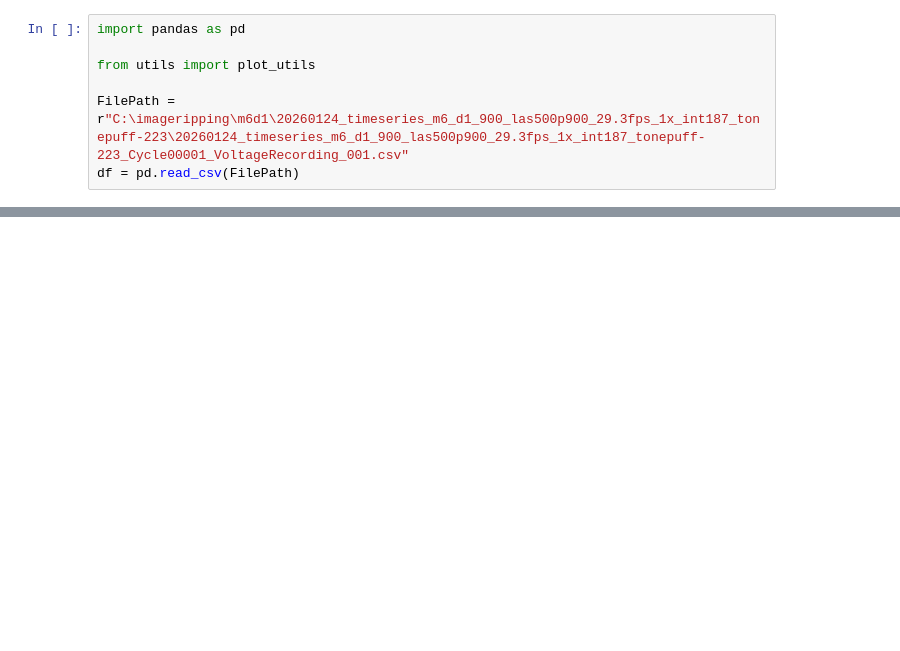
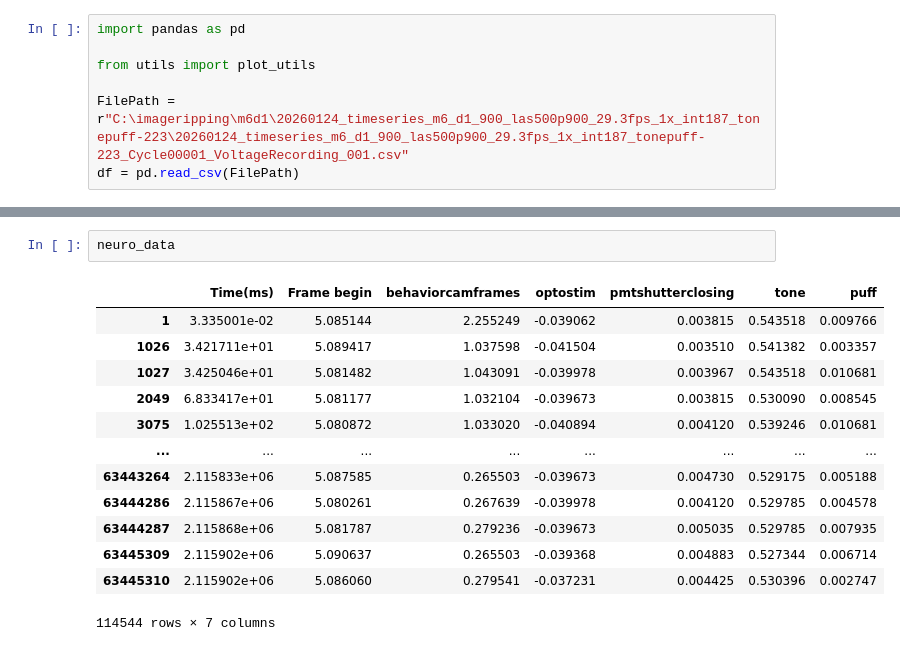
Before and after one commit to Yuchang09/DataAlign, a Jupyter notebook: scrach_space.ipynb, the cells around one changed output, grey strips where cells are left out. Drawn from its saved outputs; the diff is of its cells as text; blank space fills up the shorter version.

```diff
--- a/scrach_space.ipynb
+++ b/scrach_space.ipynb
@@ -94,0 +85,16 @@ for p in [2, 5]:
+# %%
+neuro_data
+# %% [output]
+|  | Time(ms) | Frame begin | behaviorcamframes | optostim | pmtshutterclosing | tone | puff |
+| 1 | 3.335001e-02 | 5.085144 | 2.255249 | -0.039062 | 0.003815 | 0.543518 | 0.009766 |
+| 1026 | 3.421711e+01 | 5.089417 | 1.037598 | -0.041504 | 0.003510 | 0.541382 | 0.003357 |
+| 1027 | 3.425046e+01 | 5.081482 | 1.043091 | -0.039978 | 0.003967 | 0.543518 | 0.010681 |
+| 2049 | 6.833417e+01 | 5.081177 | 1.032104 | -0.039673 | 0.003815 | 0.530090 | 0.008545 |
+| 3075 | 1.025513e+02 | 5.080872 | 1.033020 | -0.040894 | 0.004120 | 0.539246 | 0.010681 |
+| ... | ... | ... | ... | ... | ... | ... | ... |
+| 63443264 | 2.115833e+06 | 5.087585 | 0.265503 | -0.039673 | 0.004730 | 0.529175 | 0.005188 |
+| 63444286 | 2.115867e+06 | 5.080261 | 0.267639 | -0.039978 | 0.004120 | 0.529785 | 0.004578 |
+| 63444287 | 2.115868e+06 | 5.081787 | 0.279236 | -0.039673 | 0.005035 | 0.529785 | 0.007935 |
+| 63445309 | 2.115902e+06 | 5.090637 | 0.265503 | -0.039368 | 0.004883 | 0.527344 | 0.006714 |
+| 63445310 | 2.115902e+06 | 5.086060 | 0.279541 | -0.037231 | 0.004425 | 0.530396 | 0.002747 |
+114544 rows × 7 columns
```
Also changed, not shown: parts of 18 cells of this notebook, 7 other files.
